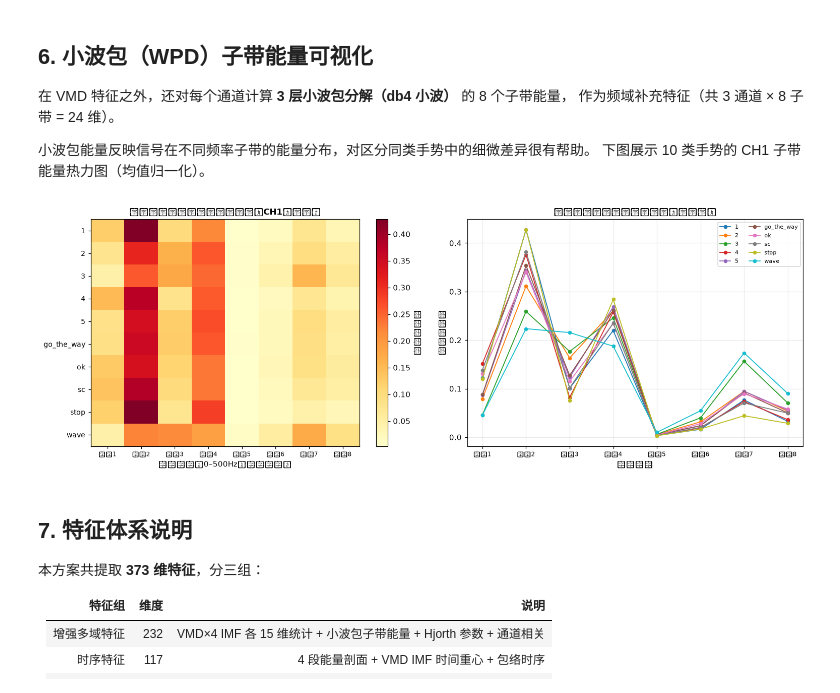
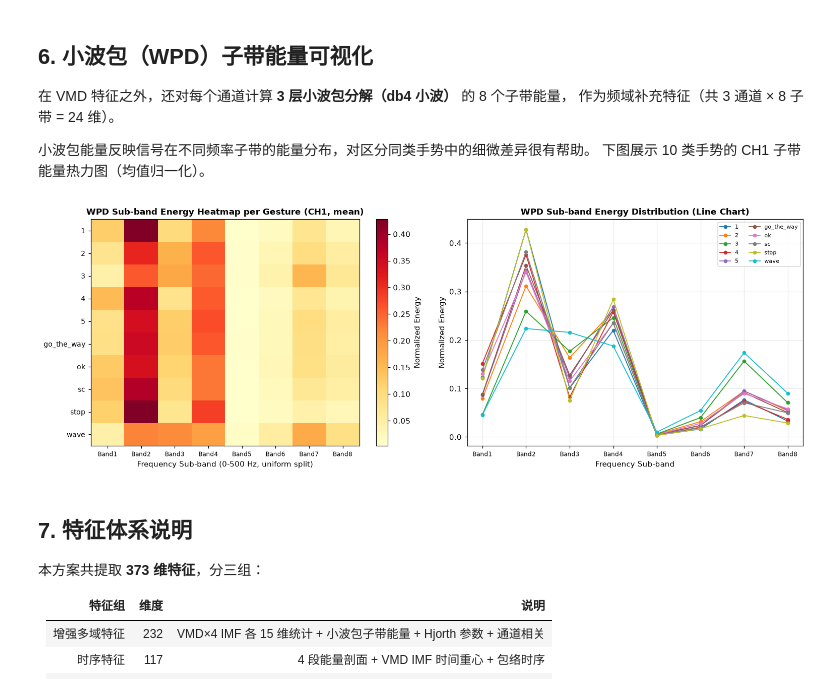
Before and after one commit to LMDHQ-0420/TENG-GestureClassifier, a Jupyter notebook: notebooks/TENG_GestureClassifier.ipynb, the cells around one changed output. Saved outputs shown, nothing was run; the diff lists cells and outputs as text; code cells hidden in the pictures.

```diff
--- a/notebooks/TENG_GestureClassifier.ipynb
+++ b/notebooks/TENG_GestureClassifier.ipynb
@@ -103,7 +103,7 @@ TENG 传感器采集三路电压信号（CH1、CH3、CH5），采样率 1000 Hz
 下图展示每种手势在标准环境下的原始三通道波形，可直观看出手势间的形态差异。
 # %%
 fig, axes = plt.subplots(len(GESTURE_NAMES), 3, figsize=(14, 2.0 * len(GESTURE_NAMES)))
-ch_labels = ['通道 CH1', '通道 CH3', '通道 CH5']
+ch_labels = ['CH1', 'CH3', 'CH5']
 ch_colors = ['#e74c3c', '#2ecc71', '#3498db']
 
 for i, gname in enumerate(GESTURE_NAMES):
@@ -122,10 +122,10 @@ for i, gname in enumerate(GESTURE_NAMES):
         if i < len(GESTURE_NAMES) - 1:
             axes[i, j].set_xticks([])
         else:
-            axes[i, j].set_xlabel('时间 (s)')
+            axes[i, j].set_xlabel('Time (s)')
         axes[i, j].tick_params(labelsize=7)
 
-plt.suptitle('各手势原始三通道信号（标准环境）', fontsize=13, fontweight='bold', y=1.005)
+plt.suptitle('Raw 3-Channel Signals per Gesture (Normal Scene)', fontsize=13, fontweight='bold', y=1.005)
 plt.tight_layout()
 plt.savefig(PROJECT_ROOT / 'checkpoints/raw_signals.png', dpi=120, bbox_inches='tight')
 from IPython.display import display as _disp
@@ -139,7 +139,7 @@ plt.close(fig)
 # %%
 fig, axes = plt.subplots(3, 3, figsize=(14, 7))
 ch_colors = ['#e74c3c', '#2ecc71', '#3498db']
-ch_labels  = ['通道 CH1', '通道 CH3', '通道 CH5']
+ch_labels  = ['CH1', 'CH3', 'CH5']
 
 for row_i, env in enumerate(['base', 'wind_noise', 'uv_radiation']):
     rows = meta[(meta['gesture_name'] == '1') & (meta['env'] == env)]
@@ -156,7 +156,7 @@ for row_i, env in enumerate(['base', 'wind_noise', 'uv_radiation']):
             axes[row_i, j].set_ylabel(ENV_LABELS[env], fontsize=10)
         axes[row_i, j].tick_params(labelsize=8)
 
-plt.suptitle('手势"1"在三种采集场景中的原始信号对比', fontsize=12, fontweight='bold')
+plt.suptitle('Gesture "1" Raw Signal Comparison Across Three Scenes', fontsize=12, fontweight='bold')
 plt.tight_layout()
 from IPython.display import display as _disp
 _disp(fig)
@@ -187,7 +187,7 @@ envelope = np.abs(sp_hilbert(sig_norm))
 env_smooth = np.convolve(envelope, np.ones(30)/30, mode='same')
 
 t = np.arange(len(sig_raw)) / FS
-steps   = ['原始信号', '带通滤波\n(5–400 Hz)', '零均值归一化', '包络提取\n(Hilbert)']
+steps   = ['Raw Signal', 'Bandpass Filter\n(5-400 Hz)', 'Zero-mean Norm.', 'Envelope\n(Hilbert)']
 signals = [sig_raw[:, ch], sig_filt, sig_norm, sig_norm]
 step_colors = ['#2c3e50', '#e74c3c', '#2980b9', '#2980b9']
 
@@ -195,13 +195,13 @@ fig, axes = plt.subplots(4, 1, figsize=(12, 8), sharex=True)
 for i, (ax, label, s, c) in enumerate(zip(axes, steps, signals, step_colors)):
     ax.plot(t, s, color=c, linewidth=0.85, alpha=0.85)
     if i == 3:
-        ax.plot(t, env_smooth, color='#e67e22', linewidth=1.8, label='平滑包络')
+        ax.plot(t, env_smooth, color='#e67e22', linewidth=1.8, label='Smoothed Envelope')
         ax.legend(loc='upper right', fontsize=9)
     ax.set_ylabel(label, fontsize=9)
     ax.grid(alpha=0.25)
 
-axes[-1].set_xlabel('时间 (s)', fontsize=10)
-plt.suptitle('预处理步骤展示（手势 wave，通道 CH1）', fontsize=12, fontweight='bold')
+axes[-1].set_xlabel('Time (s)', fontsize=10)
+plt.suptitle('Preprocessing Pipeline (Gesture: wave, CH1)', fontsize=12, fontweight='bold')
 plt.tight_layout()
 plt.savefig(PROJECT_ROOT / 'checkpoints/preprocessing_demo.png', dpi=120, bbox_inches='tight')
 from IPython.display import display as _disp
@@ -250,8 +250,8 @@ fig, axes = plt.subplots(K + 2, 1, figsize=(12, 2.2*(K+2)), sharex=False)
 
 # 原始信号
 axes[0].plot(t_orig, sig_1ch, color='#2c3e50', linewidth=0.9)
-axes[0].set_ylabel('原始信号', fontsize=9)
-axes[0].set_title('VMD 变分模态分解（手势 sc，通道 CH1）', fontsize=12, fontweight='bold')
+axes[0].set_ylabel('Raw Signal', fontsize=9)
+axes[0].set_title('VMD Decomposition (Gesture: sc, CH1)', fontsize=12, fontweight='bold')
 axes[0].grid(alpha=0.2)
 
 # 各 IMF
@@ -264,8 +264,8 @@ for k in range(K):
 # 重构信号
 reconstructed = imfs.sum(axis=0)
 axes[-1].plot(t, reconstructed, color='#8e44ad', linewidth=0.9, alpha=0.8)
-axes[-1].set_ylabel('重构信号', fontsize=9)
-axes[-1].set_xlabel('时间 (s)', fontsize=10)
+axes[-1].set_ylabel('Reconstructed', fontsize=9)
+axes[-1].set_xlabel('Time (s)', fontsize=10)
 axes[-1].grid(alpha=0.2)
 
 for ax in axes[:-1]:
@@ -331,43 +331,43 @@ energy_matrix = []
 for gname in GESTURE_NAMES:
     rows = meta[(meta['gesture_name']==gname) & (meta['env']=='base')].head(10)
     energies = []
     for _, row in rows.iterrows():
         sig = np.load(PROJECT_ROOT/'data'/row['npy_path'])[:,0].astype(float)
         energies.append(wpd_energy(sig))
     energy_matrix.append(np.mean(energies, axis=0))
 
 energy_matrix = np.array(energy_matrix)
-band_labels = [f'子带{i+1}\n({125*i}–{125*(i+1)}Hz)' for i in range(8)]
+band_labels = [f'Band{i+1}\n({125*i}-{125*(i+1)}Hz)' for i in range(8)]
 
 fig, axes = plt.subplots(1, 2, figsize=(14, 5))
 
 # 热力图
 im = axes[0].imshow(energy_matrix, aspect='auto', cmap='YlOrRd')
-axes[0].set_xticks(range(8)); axes[0].set_xticklabels([f'子带{i+1}' for i in range(8)], fontsize=8)
+axes[0].set_xticks(range(8)); axes[0].set_xticklabels([f'Band{i+1}' for i in range(8)], fontsize=8)
 axes[0].set_yticks(range(10)); axes[0].set_yticklabels(GESTURE_NAMES, fontsize=9)
-axes[0].set_xlabel('频率子带（0–500Hz，均匀划分）')
-axes[0].set_title('各手势小波包子带能量热力图（CH1，均值）', fontsize=11, fontweight='bold')
-plt.colorbar(im, ax=axes[0], label='归一化能量')
+axes[0].set_xlabel('Frequency Sub-band (0-500 Hz, uniform split)')
+axes[0].set_title('WPD Sub-band Energy Heatmap per Gesture (CH1, mean)', fontsize=11, fontweight='bold')
+plt.colorbar(im, ax=axes[0], label='Normalized Energy')
 
 # 折线图
 for i, gname in enumerate(GESTURE_NAMES):
     axes[1].plot(range(8), energy_matrix[i], marker='o', markersize=4,
                  color=PALETTE[i], label=gname, linewidth=1.2)
 axes[1].set_xticks(range(8))
-axes[1].set_xticklabels([f'子带{i+1}' for i in range(8)], fontsize=8)
-axes[1].set_xlabel('频率子带')
-axes[1].set_ylabel('归一化能量')
-axes[1].set_title('各手势小波包子带能量分布（折线图）', fontsize=11, fontweight='bold')
+axes[1].set_xticklabels([f'Band{i+1}' for i in range(8)], fontsize=8)
+axes[1].set_xlabel('Frequency Sub-band')
+axes[1].set_ylabel('Normalized Energy')
+axes[1].set_title('WPD Sub-band Energy Distribution (Line Chart)', fontsize=11, fontweight='bold')
 axes[1].legend(fontsize=7, ncol=2)
 axes[1].grid(alpha=0.25)
 
 plt.tight_layout()
 plt.savefig(PROJECT_ROOT / 'checkpoints/wpd_energy.png', dpi=120, bbox_inches='tight')
 from IPython.display import display as _disp
 _disp(fig)
 plt.close(fig)
 # %% [output]
-[figure, old version]
+[figure, new version]
 # %% [markdown]
 ## 7. 特征体系说明
 
```
Also changed, not shown: parts of 20 cells of this notebook.
